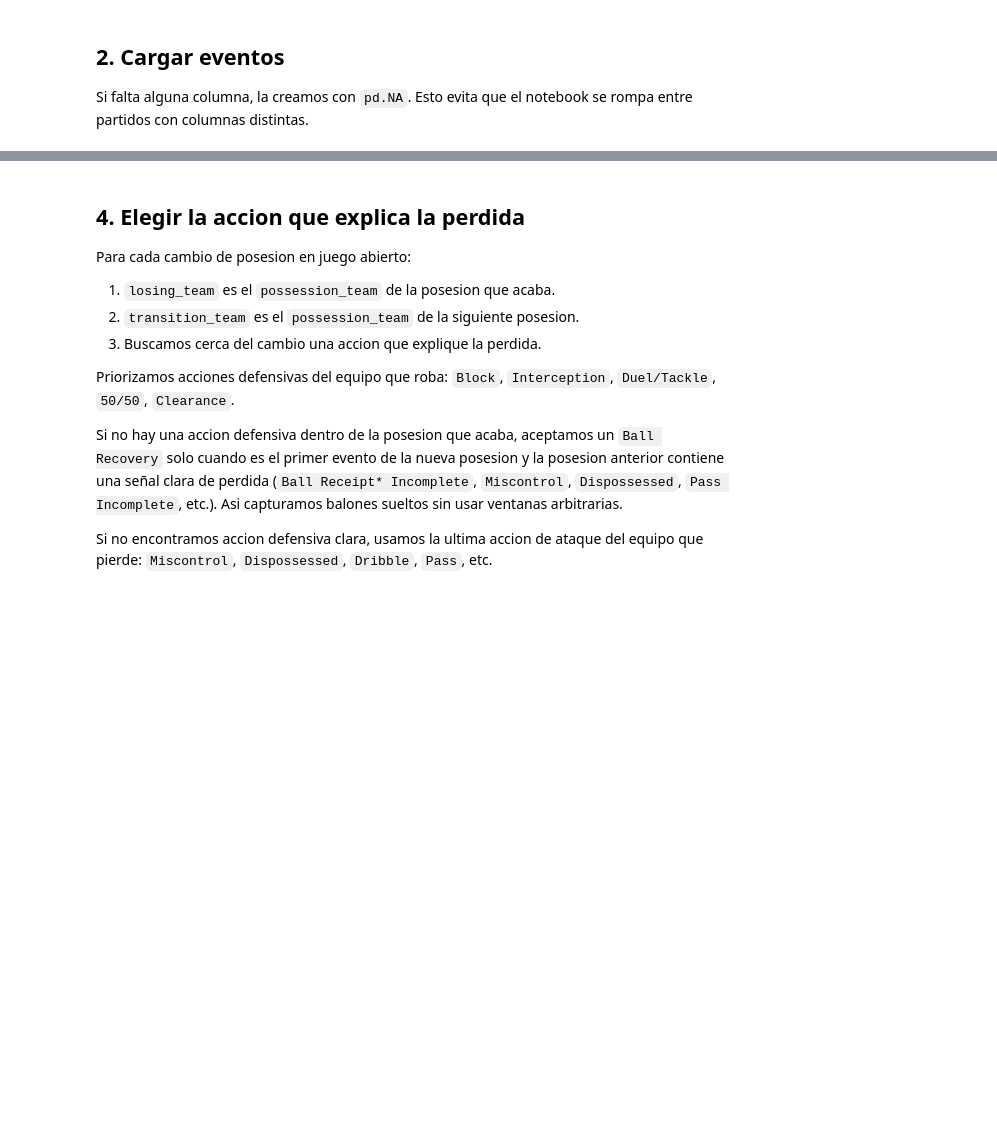
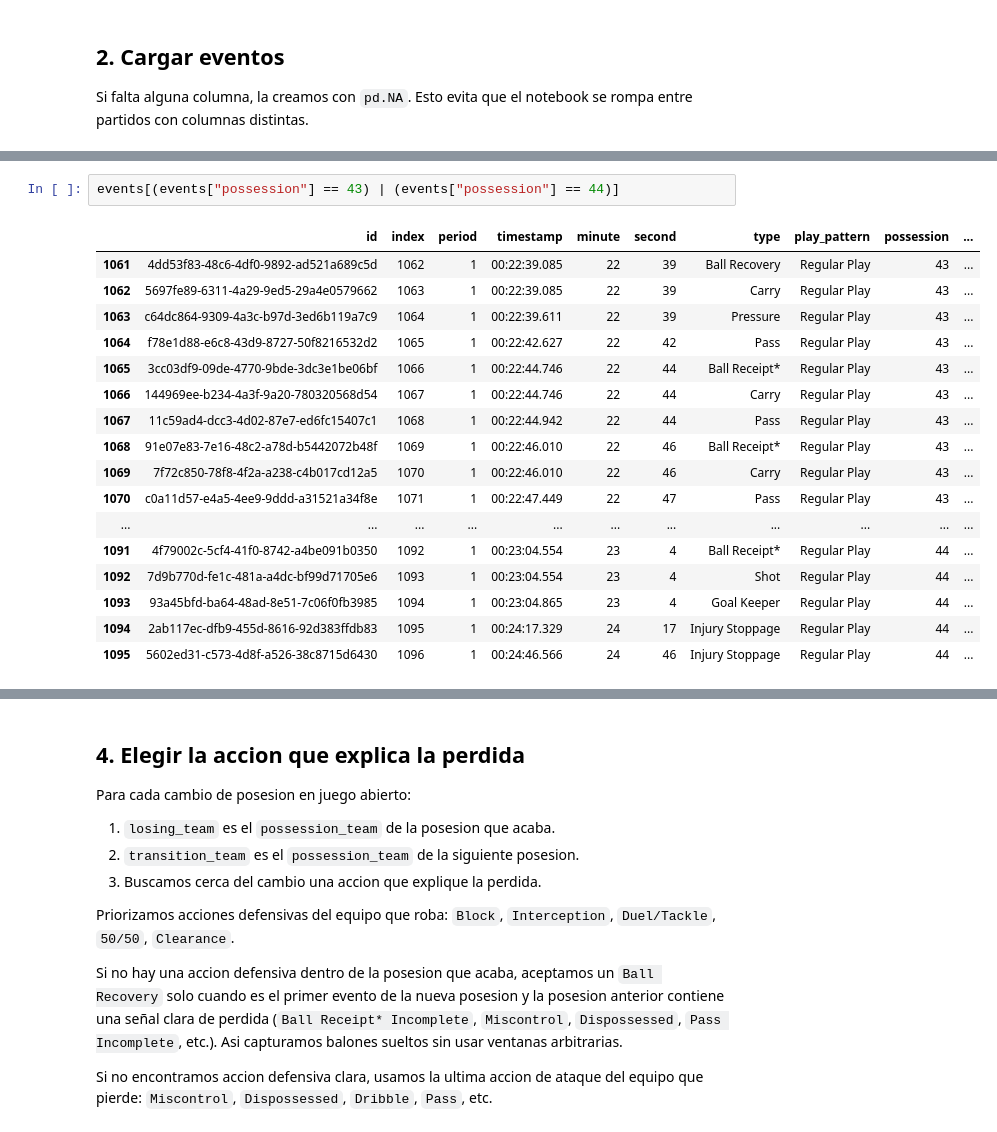
Before and after one commit to acastano149/ball-loss-to-threat, a Jupyter notebook: acciones_recuperacion_terminan_tiro_ejemplo.ipynb, the cells around one changed output, grey strips where cells are left out. Saved outputs shown, nothing was run; the diff lists cells and outputs as text; blank space fills up the shorter version.

```diff
--- a/acciones_recuperacion_terminan_tiro_ejemplo.ipynb
+++ b/acciones_recuperacion_terminan_tiro_ejemplo.ipynb
@@ -147,3 +178,23 @@ Eventos cargados: 3,826
+# %%
+events[(events["possession"] == 43) | (events["possession"] == 44)]
+# %% [output]
+|  | id | index | period | timestamp | minute | second | type | play_pattern | possession | ... |
+| 1061 | 4dd53f83-48c6-4df0-9892-ad521a689c5d | 1062 | 1 | 00:22:39.085 | 22 | 39 | Ball Recovery | Regular Play | 43 | ... |
+| 1062 | 5697fe89-6311-4a29-9ed5-29a4e0579662 | 1063 | 1 | 00:22:39.085 | 22 | 39 | Carry | Regular Play | 43 | ... |
+| 1063 | c64dc864-9309-4a3c-b97d-3ed6b119a7c9 | 1064 | 1 | 00:22:39.611 | 22 | 39 | Pressure | Regular Play | 43 | ... |
+| 1064 | f78e1d88-e6c8-43d9-8727-50f8216532d2 | 1065 | 1 | 00:22:42.627 | 22 | 42 | Pass | Regular Play | 43 | ... |
+| 1065 | 3cc03df9-09de-4770-9bde-3dc3e1be06bf | 1066 | 1 | 00:22:44.746 | 22 | 44 | Ball Receipt* | Regular Play | 43 | ... |
+| 1066 | 144969ee-b234-4a3f-9a20-780320568d54 | 1067 | 1 | 00:22:44.746 | 22 | 44 | Carry | Regular Play | 43 | ... |
+| 1067 | 11c59ad4-dcc3-4d02-87e7-ed6fc15407c1 | 1068 | 1 | 00:22:44.942 | 22 | 44 | Pass | Regular Play | 43 | ... |
+| 1068 | 91e07e83-7e16-48c2-a78d-b5442072b48f | 1069 | 1 | 00:22:46.010 | 22 | 46 | Ball Receipt* | Regular Play | 43 | ... |
+| 1069 | 7f72c850-78f8-4f2a-a238-c4b017cd12a5 | 1070 | 1 | 00:22:46.010 | 22 | 46 | Carry | Regular Play | 43 | ... |
+| 1070 | c0a11d57-e4a5-4ee9-9ddd-a31521a34f8e | 1071 | 1 | 00:22:47.449 | 22 | 47 | Pass | Regular Play | 43 | ... |
+| ... | ... | ... | ... | ... | ... | ... | ... | ... | ... | ... |
+| 1091 | 4f79002c-5cf4-41f0-8742-a4be091b0350 | 1092 | 1 | 00:23:04.554 | 23 | 4 | Ball Receipt* | Regular Play | 44 | ... |
+| 1092 | 7d9b770d-fe1c-481a-a4dc-bf99d71705e6 | 1093 | 1 | 00:23:04.554 | 23 | 4 | Shot | Regular Play | 44 | ... |
+| 1093 | 93a45bfd-ba64-48ad-8e51-7c06f0fb3985 | 1094 | 1 | 00:23:04.865 | 23 | 4 | Goal Keeper | Regular Play | 44 | ... |
+| 1094 | 2ab117ec-dfb9-455d-8616-92d383ffdb83 | 1095 | 1 | 00:24:17.329 | 24 | 17 | Injury Stoppage | Regular Play | 44 | ... |
+| 1095 | 5602ed31-c573-4d8f-a526-38c8715d6430 | 1096 | 1 | 00:24:46.566 | 24 | 46 | Injury Stoppage | Regular Play | 44 | ... |
 # %% [markdown]
 ## 3. Concepto: perdida vs recuperacion
 
```
Also changed, not shown: parts of 19 cells of this notebook, 1 other file.
